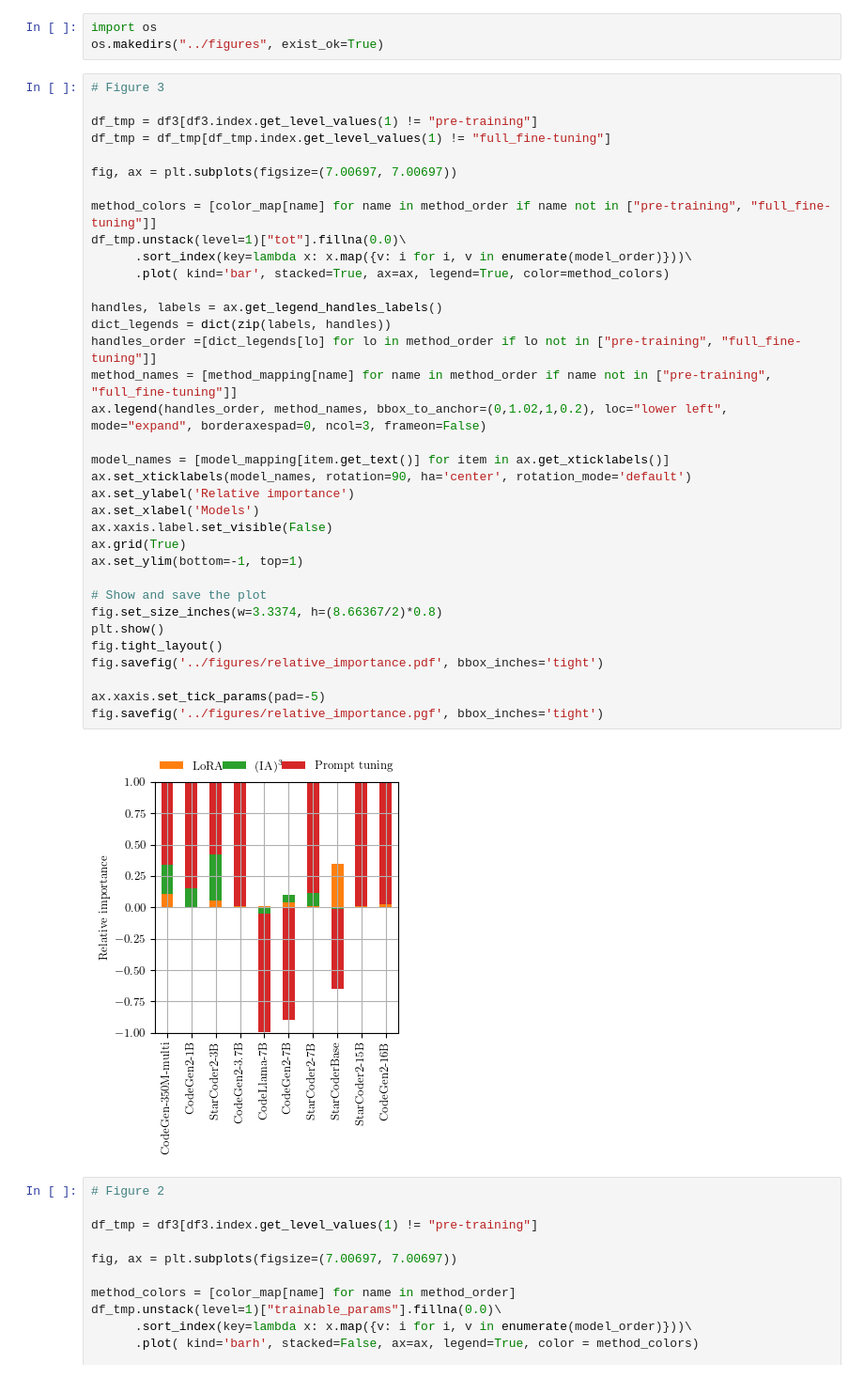
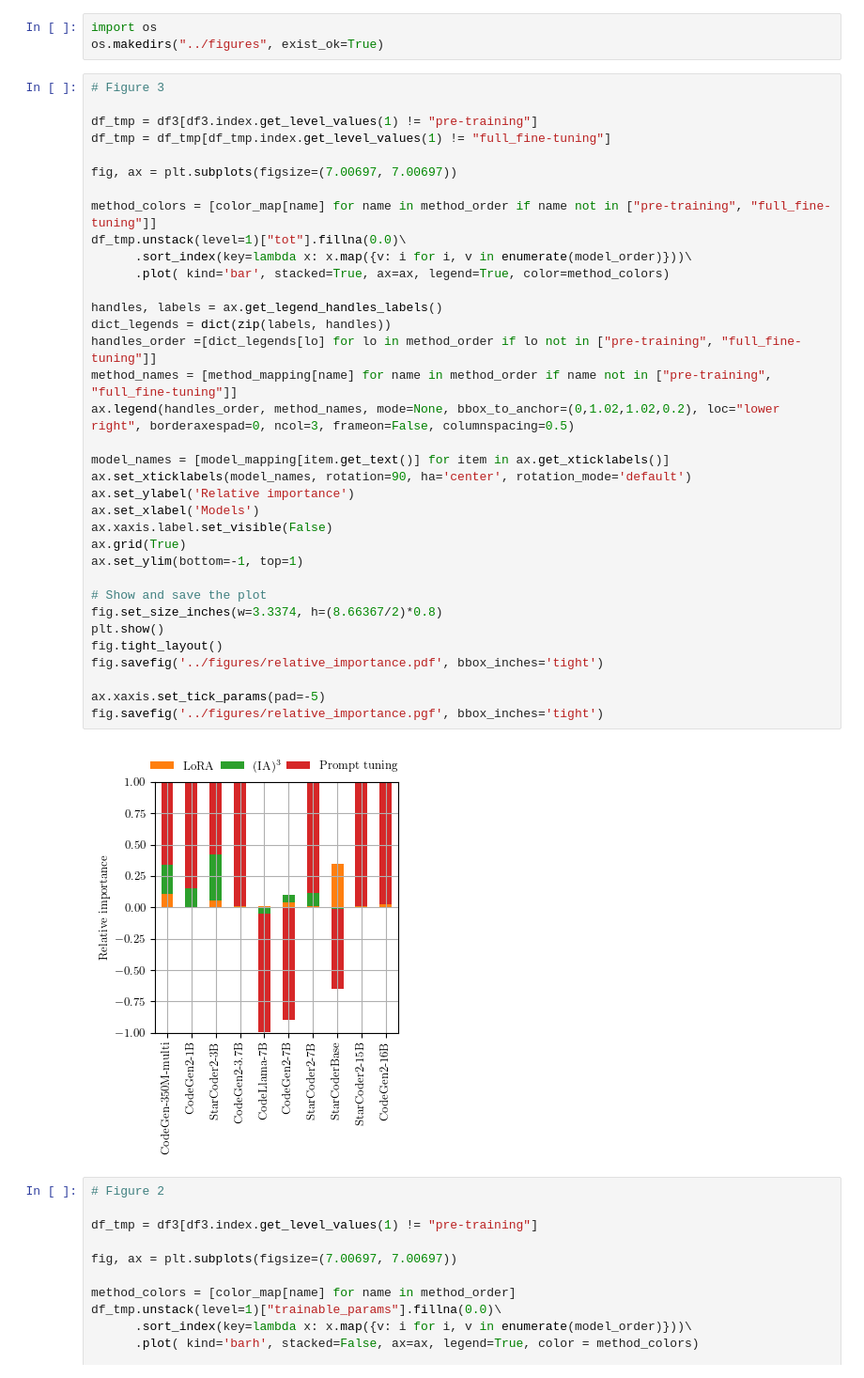
Before and after one commit to andstor/peft-unit-test-generation-replication-package, a Jupyter notebook: analysis/plots.ipynb, the cells around one changed output. Shown at 94% size. Drawn from its saved outputs; the diff is of its cells as text.

Commit message:
Update figures

```diff
--- a/analysis/plots.ipynb
+++ b/analysis/plots.ipynb
@@ -170,35 +170,35 @@ df_tmp = df_tmp[df_tmp.index.get_level_values(1) != "full_fine-tuning"]
 
 fig, ax = plt.subplots(figsize=(7.00697, 7.00697))
 
 method_colors = [color_map[name] for name in method_order if name not in ["pre-training", "full_fine-tuning"]]
 df_tmp.unstack(level=1)["tot"].fillna(0.0)\
       .sort_index(key=lambda x: x.map({v: i for i, v in enumerate(model_order)}))\
       .plot( kind='bar', stacked=True, ax=ax, legend=True, color=method_colors)
 
 handles, labels = ax.get_legend_handles_labels()
 dict_legends = dict(zip(labels, handles))
 handles_order =[dict_legends[lo] for lo in method_order if lo not in ["pre-training", "full_fine-tuning"]]
 method_names = [method_mapping[name] for name in method_order if name not in ["pre-training", "full_fine-tuning"]]
-ax.legend(handles_order, method_names, bbox_to_anchor=(0,1.02,1,0.2), loc="lower left", mode="expand", borderaxespad=0, ncol=3, frameon=False)
+ax.legend(handles_order, method_names, mode=None, bbox_to_anchor=(0,1.02,1.02,0.2), loc="lower right", borderaxespad=0, ncol=3, frameon=False, columnspacing=0.5)
 
 model_names = [model_mapping[item.get_text()] for item in ax.get_xticklabels()]
 ax.set_xticklabels(model_names, rotation=90, ha='center', rotation_mode='default')
 ax.set_ylabel('Relative importance')
 ax.set_xlabel('Models')
 ax.xaxis.label.set_visible(False)
 ax.grid(True)
 ax.set_ylim(bottom=-1, top=1)
 
 # Show and save the plot
 fig.set_size_inches(w=3.3374, h=(8.66367/2)*0.8)
 plt.show()
 fig.tight_layout()
 fig.savefig('../figures/relative_importance.pdf', bbox_inches='tight')
 
 ax.xaxis.set_tick_params(pad=-5)
 fig.savefig('../figures/relative_importance.pgf', bbox_inches='tight')
 # %% [output]
-[figure, old version]
+[figure, new version]
 # %%
 # Figure 2
 
```
Also changed, not shown: 4 other files.
